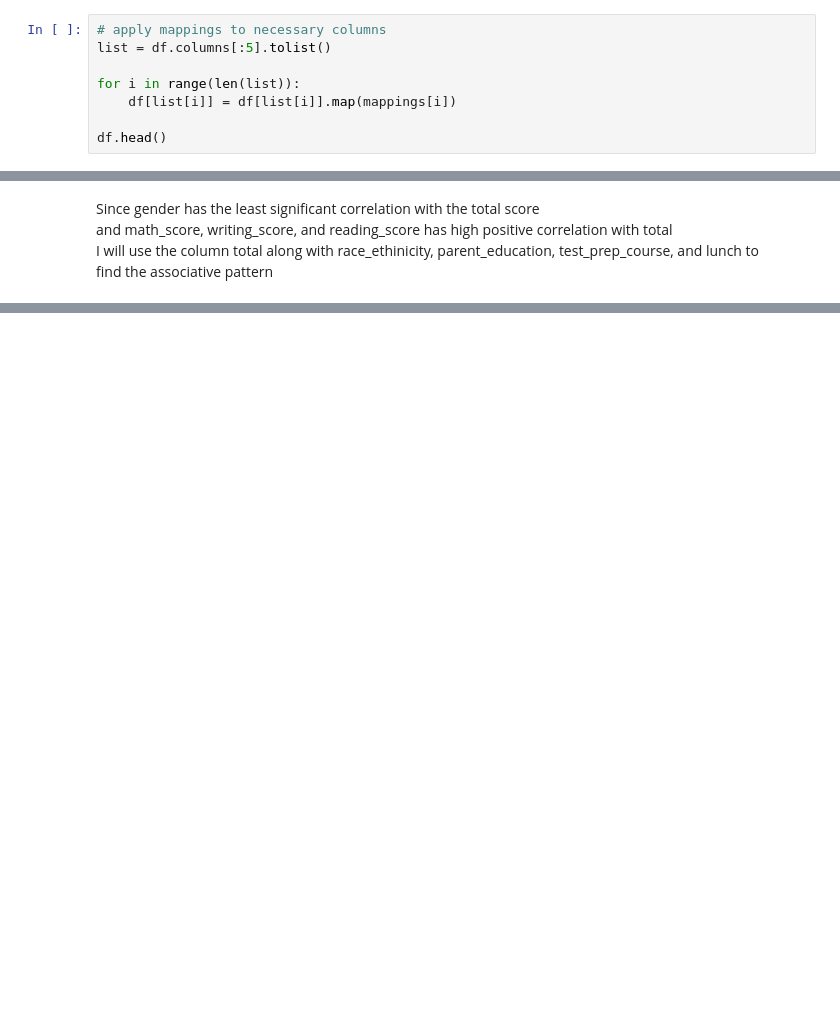
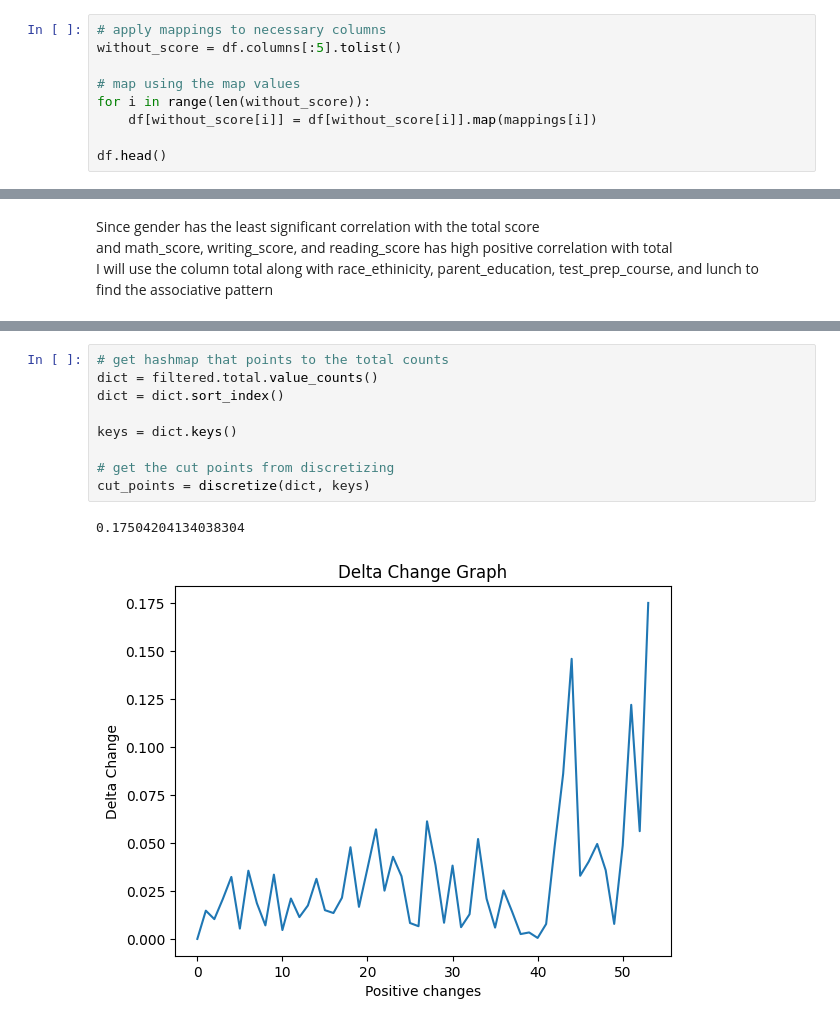
Before and after one commit to brkwok/statistical_significance, a Jupyter notebook: analyze.ipynb, the cells around one changed output, grey strips where cells are left out. Saved outputs shown, nothing was run; the diff lists cells and outputs as text; blank space fills up the shorter version.

```diff
--- a/analyze.ipynb
+++ b/analyze.ipynb
@@ -70,10 +74,11 @@ print(test_prep_course_mapping)
 {'completed': 0, 'none': 1}
 # %%
 # apply mappings to necessary columns
-list = df.columns[:5].tolist()
+without_score = df.columns[:5].tolist()
 
-for i in range(len(list)):
-    df[list[i]] = df[list[i]].map(mappings[i])
+# map using the map values
+for i in range(len(without_score)):
+    df[without_score[i]] = df[without_score[i]].map(mappings[i])
 
 df.head()
 # %% [output]
@@ -222,0 +250,12 @@ Continue to figure out the association pattern
+# %%
+# get hashmap that points to the total counts
+dict = filtered.total.value_counts()
+dict = dict.sort_index()
+
+keys = dict.keys()
+
+# get the cut points from discretizing
+cut_points = discretize(dict, keys)
+# %% [output]
+0.17504204134038304
+[figure, added]
```
Also changed, not shown: parts of 16 cells of this notebook.
